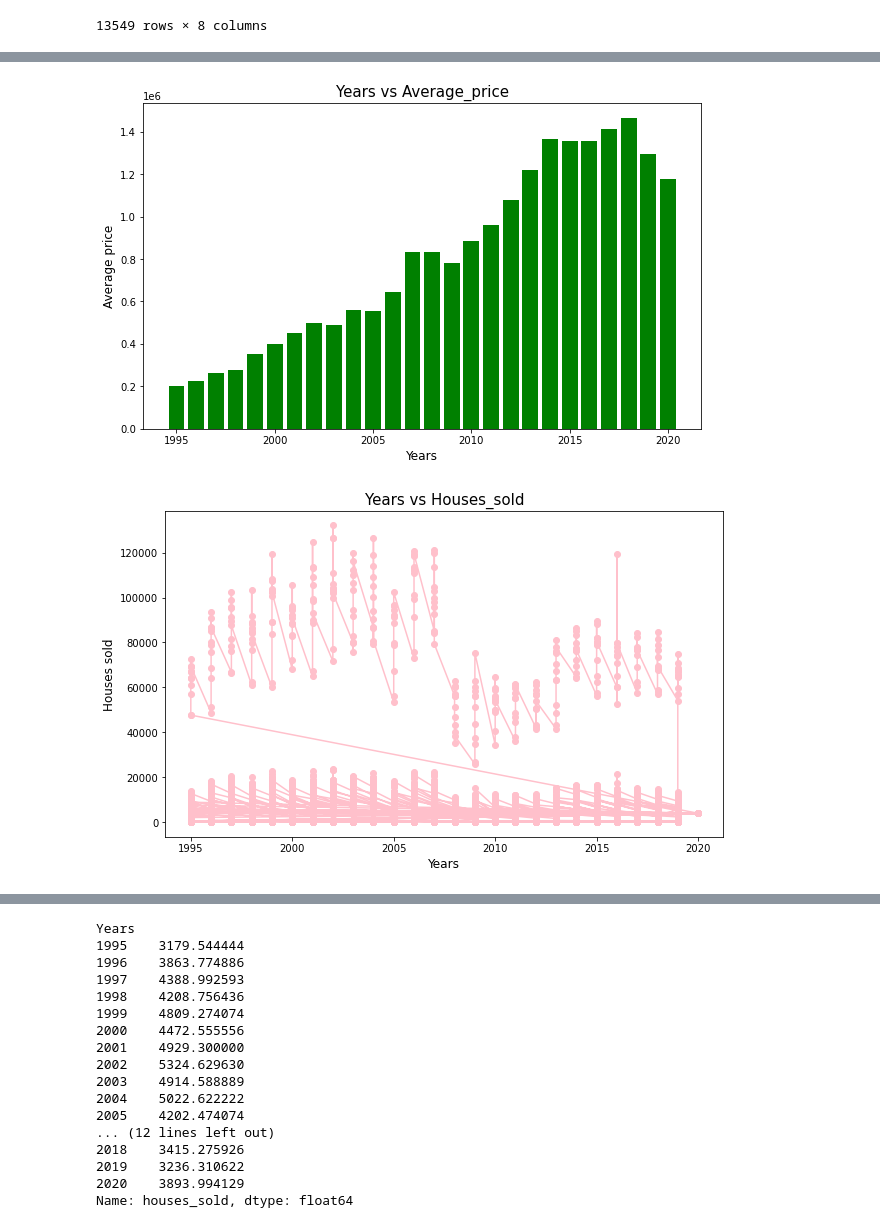
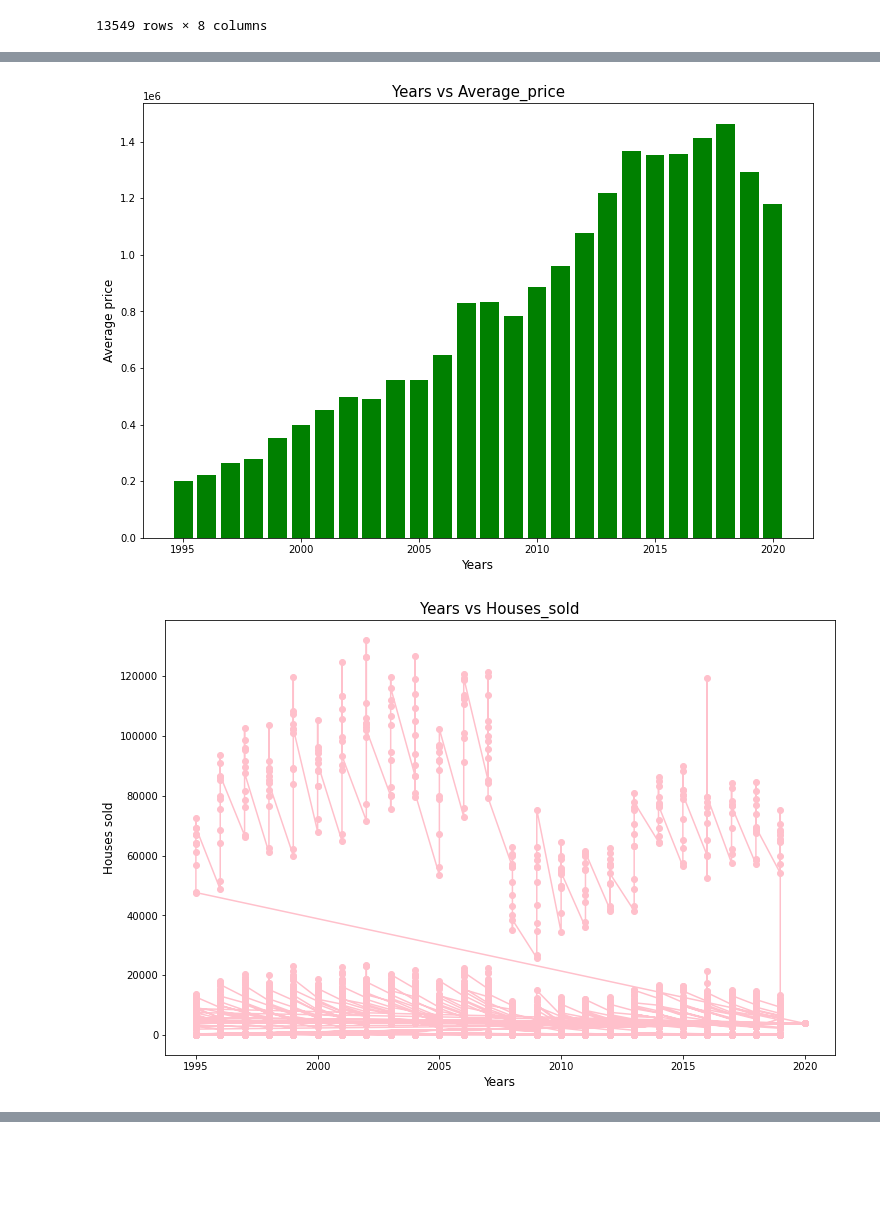
Before and after one commit to Amoako-G/Redi-Project, a Jupyter notebook: Final Project Work.ipynb, the cells around one changed output, grey strips where cells are left out. Cells and saved outputs as stored; diff of their text form; code cells hidden in the pictures; blank space fills up the shorter version.

```diff
--- a/Final Project Work.ipynb
+++ b/Final Project Work.ipynb
@@ -173,40 +173,40 @@ class DataFramePlotter:
     def __init__(self, dataframe):
         self.dataframe = dataframe
 
-    def bar_plot(self, x, y, title="Bar Plot", xlabel="X-axis", ylabel="Y-axis", figsize=(10, 6)):
+    def bar_plot(self, x, y, title="Bar Plot", xlabel="X-axis", ylabel="Y-axis", figsize=(12, 8)):
         plt.figure(figsize=figsize)
         plt.bar(self.dataframe[x], self.dataframe[y],color='green')
         plt.title(title, fontsize=15)
         plt.xlabel(xlabel, fontsize=12)
         plt.ylabel(ylabel, fontsize=12)
         plt.show()
 
-    def line_plot(self, x, y, title="Line Plot", xlabel="X-axis", ylabel="Y-axis", figsize=(10, 6)):
+    def line_plot(self, x, y, title="Line Plot", xlabel="X-axis", ylabel="Y-axis", figsize=(12, 8)):
         plt.figure(figsize=figsize)
         plt.plot(self.dataframe[x], self.dataframe[y], marker='o', color='pink')
         plt.title(title, fontsize=15)
         plt.xlabel(xlabel, fontsize=12)
         plt.ylabel(ylabel, fontsize=12)
         plt.show()
 
-    def scatter_plot(self, x, y, title="Scatter Plot", xlabel="X-axis", ylabel="Y-axis", figsize=(10, 6)):
+    def scatter_plot(self, x, y, title="Scatter Plot", xlabel="X-axis", ylabel="Y-axis", figsize=(12, 8)):
         plt.figure(figsize=figsize)
         plt.scatter(self.dataframe[x], self.dataframe[y], color='skyblue')
         plt.title(title, fontsize=15)
         plt.xlabel(xlabel, fontsize=12)
         plt.ylabel(ylabel, fontsize=12)
         plt.show()
 
 # Example usage
 df1 = pd.DataFrame(df)
 
 # Initialize the plotter with the DataFrame
 plotter = DataFramePlotter(df1)
 
 # Create different plots
 plotter.bar_plot(x='Years', y='average_price', title='Years vs Average_price',xlabel='Years', ylabel='Average price')
 plotter.line_plot(x='Years', y='houses_sold', title='Years vs Houses_sold',xlabel='Years', ylabel='Houses sold')
 plotter.scatter_plot(x='houses_sold', y='average_price', title='Relationship between Houses_sold and Average_price',xlabel='Houses sold', ylabel='Average_price')
 # %% [output]
-[figure, old version]
+[figure, new version]
-[figure, old version]
+[figure, new version]
@@ -214,20 +213,0 @@ plotter.scatter_plot(x='houses_sold', y='average_price', title='Relationship bet
-# %%
-df.groupby('Years')['houses_sold'].mean()
-# %% [output]
-Years
-1995    3179.544444
-1996    3863.774886
-1997    4388.992593
-1998    4208.756436
-1999    4809.274074
-2000    4472.555556
-2001    4929.300000
-2002    5324.629630
-2003    4914.588889
-2004    5022.622222
-2005    4202.474074
-... (12 lines left out)
-2018    3415.275926
-2019    3236.310622
-2020    3893.994129
-Name: houses_sold, dtype: float64
```
Also changed, not shown: parts of 8 cells of this notebook.
